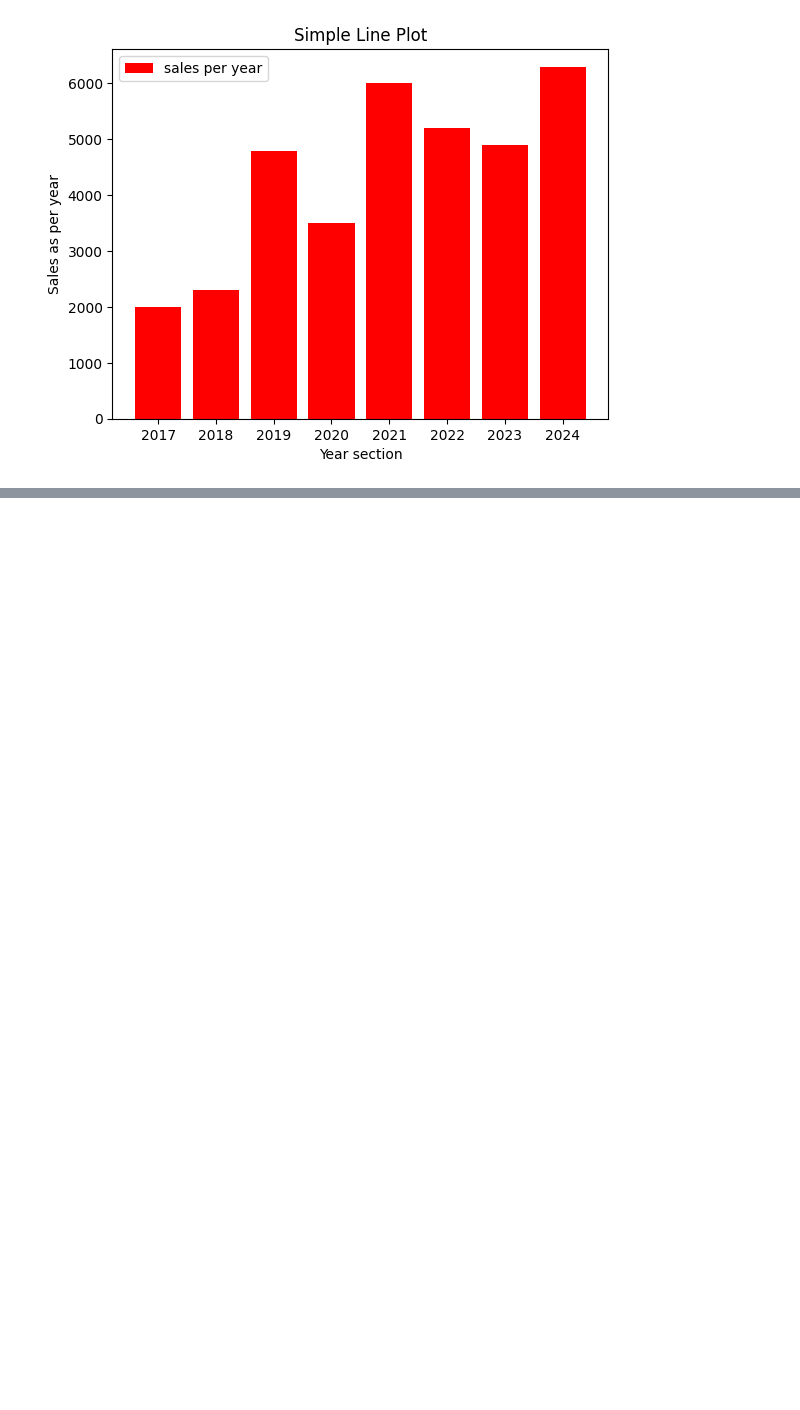
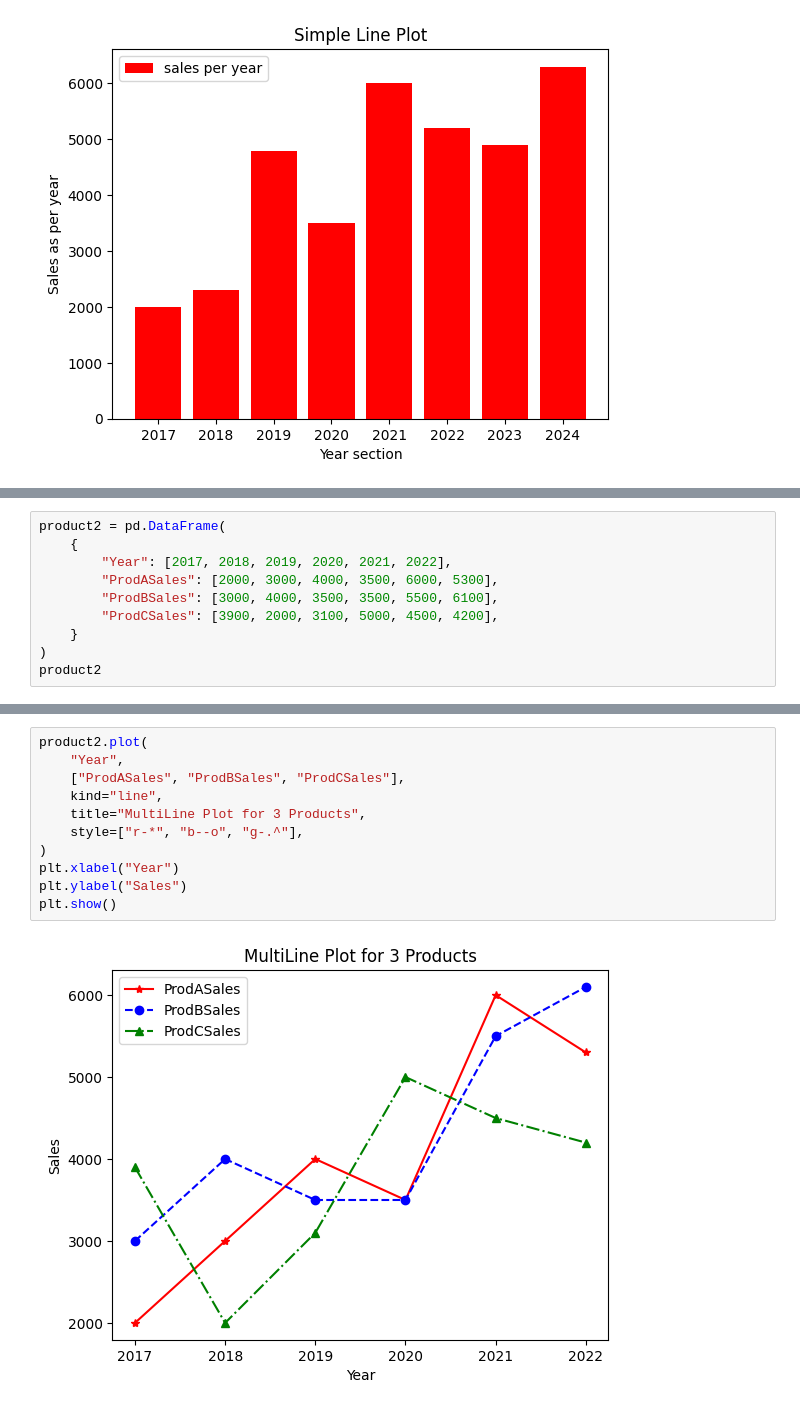
Before and after one commit to Ramesh-Bojanapu-1011/ai_python_practice, a Jupyter notebook: matlab_practice/practice2.ipynb, the cells around one changed output, grey strips where cells are left out. Cells and saved outputs as stored; diff of their text form; blank space fills up the shorter version.

```diff
--- a/matlab_practice/practice2.ipynb
+++ b/matlab_practice/practice2.ipynb
@@ -67,0 +135,10 @@ plt.show()
+# %%
+product2 = pd.DataFrame(
+    {
+        "Year": [2017, 2018, 2019, 2020, 2021, 2022],
+        "ProdASales": [2000, 3000, 4000, 3500, 6000, 5300],
+        "ProdBSales": [3000, 4000, 3500, 3500, 5500, 6100],
+        "ProdCSales": [3900, 2000, 3100, 5000, 4500, 4200],
+    }
+)
+product2
@@ -67,0 +153,13 @@ plt.show()
+# %%
+product2.plot(
+    "Year",
+    ["ProdASales", "ProdBSales", "ProdCSales"],
+    kind="line",
+    title="MultiLine Plot for 3 Products",
+    style=["r-*", "b--o", "g-.^"],
+)
+plt.xlabel("Year")
+plt.ylabel("Sales")
+plt.show()
+# %% [output]
+[figure, added]
```
Also changed, not shown: parts of 8 cells of this notebook.
